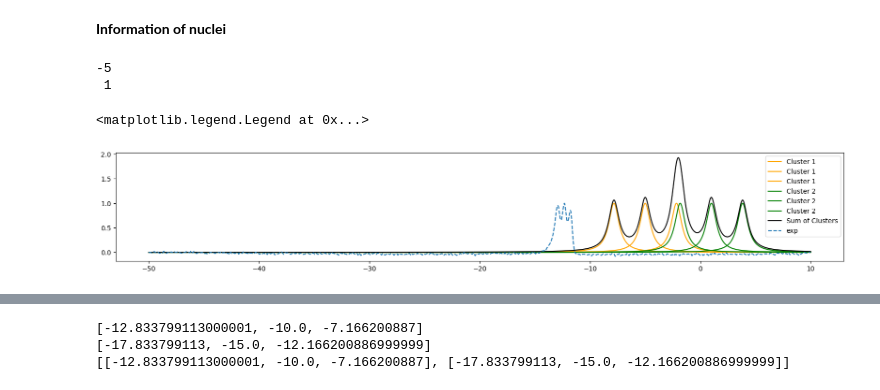
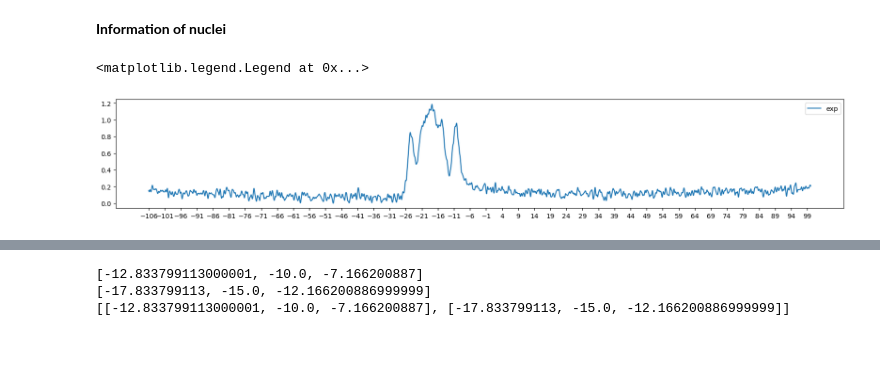
Before and after one commit to AstrobioShiva/Script_project, a Jupyter notebook: visualize_peaks.ipynb, the cells around one changed output, grey strips where cells are left out. Cells and saved outputs as stored; diff of their text form; code cells hidden in the pictures; blank space fills up the shorter version.

```diff
--- a/visualize_peaks.ipynb
+++ b/visualize_peaks.ipynb
@@ -16,8 +19,8 @@ def lorentz_cluster(x, gamma, center_1, split_1, center_2, split_2, A): #define
 **Plot variables**
 # %%
 steps = 32768
-x_start = -50
-x_end = 10
+x_start = 100.06
+x_end = -106.0
 steps_ppm = (x_end - x_start)/steps
 x = np.arange(x_start, x_end, steps_ppm)
 # print(x)
@@ -29,49 +32,52 @@ m = 3/2 #spin of nuclei
 clusters = 2 # magnetically different nuclei in unit cell
 peaks = int(2*m)
 # %%
-[cluster_1_center,cluster_2_center]  = [-5, 1] # Varying centers for Cluster 1 and 2
-# print(cluster_1_centers)
-# cluster_2_centers = -np.linspace(0, 5, 15) # Varying centers for Cluster 2
-print(cluster_1_center, '\n', cluster_2_center)
+# [cluster_1_center,cluster_2_center]  = [-15, -23] # Varying centers for Cluster 1 and 2
+# # print(cluster_1_centers)
+# # cluster_2_centers = -np.linspace(0, 5, 15) # Varying centers for Cluster 2
+# print(cluster_1_center, '\n', cluster_2_center)
 
-Cluster_1_sep = 2.852759257 #separation of peaks in cluster 1
-Cluster_2_sep = 2.814838969 #separation of peaks in cluster 2
+# Cluster_1_sep = 1.2 #separation of peaks in cluster 1
+# Cluster_2_sep = 0.8 #separation of peaks in cluster 2
 
-peak_sep = np.mean([Cluster_1_sep, Cluster_2_sep]) #separation of peak
+# peak_sep = np.mean([Cluster_1_sep, Cluster_2_sep]) #separation of peak
 
-peak_width = 1
-peak_height = 1
-parameter = [(cluster_1_center, peak_sep),(cluster_2_center, peak_sep)]
-peak_arrays = [[] for _ in range(len(parameter))]
+# peak_width = 0.5
+# peak_height = 0.3
+# parameter = [(cluster_1_center, peak_sep),(cluster_2_center, peak_sep)]
+# peak_arrays = [[] for _ in range(len(parameter))]
 
-for id, (a,i) in enumerate(parameter):
-    peak_array = []
-    for j in range(-peaks+2, peaks-1):
-        key = f"result{id + 1}_{j}"
-        result = a + j * i
-        peak_array.append(result)
-    peak_arrays[id] = peak_array
+# for id, (a,i) in enumerate(parameter):
+#     peak_array = []
+#     for j in range(-peaks+2, peaks-1):
+#         key = f"result{id + 1}_{j}"
+#         result = a + j * i
+#         peak_array.append(result)
+#     peak_arrays[id] = peak_array
 
-y_sum = np.zeros_like(x)
+# y_sum = np.zeros_like(x)
+
 plt.figure(figsize=(20,3))
-for id, (peak_array, color) in enumerate(zip(peak_arrays, ["orange", "green"])):
-    for peak_center in peak_array:
-        y = lorentz(x, gamma = peak_width, x0 = peak_center, A = peak_height)
-        y_sum+= y
-        plt.plot(x, y, label=f"Cluster {id + 1}", color=color)
+# for id, (peak_array, color) in enumerate(zip(peak_arrays, ["orange", "green"])):
+#     for peak_center in peak_array:
+#         y = lorentz(x, gamma = peak_width, x0 = peak_center, A = peak_height)
+#         y_sum+= y
+#         plt.plot(x, y, label=f"Cluster {id + 1}", color=color)
 
-        # print(f"Cluster {id + 1}, Peak Center: {peak_center}")
+#         # print(f"Cluster {id + 1}, Peak Center: {peak_center}")
 
-plt.plot(x, y_sum, color = 'black', label="Sum of Clusters")
-yData = np.loadtxt('/home/shiva/WMU/PhD/Data/text/SW_Shiva_152.txt', unpack=True ) # read in
+# plt.plot(x, y_sum, color = 'black', label="Sum of Clusters")
+
+yData = np.loadtxt('/home/shiva/WMU/PhD/Data/text/SW_Shiva111.txt', unpack=True ) # read in
 yData = yData / max(yData)  # normalize
+yData = yData - min(yData)  # remove any vertical offset
 # Plot the experimental data
-plt.plot(x, yData, '--', label="exp")
+plt.plot(x, yData, '-', label="exp")
+plt.xticks(np.arange(min(x), max(x)+1,5.0))
+# plt.xlim([50,-80])
 plt.legend()
 # %% [output]
--5
- 1
+<matplotlib.legend.Legend at 0x...>
-<matplotlib.legend.Legend at 0x...>
-[figure, old version]
+[figure, new version]
 # %%
 least_squares = LeastSquares(x, yData, 0.1, lorentz_cluster)
```
Also changed, not shown: parts of 5 cells of this notebook.
